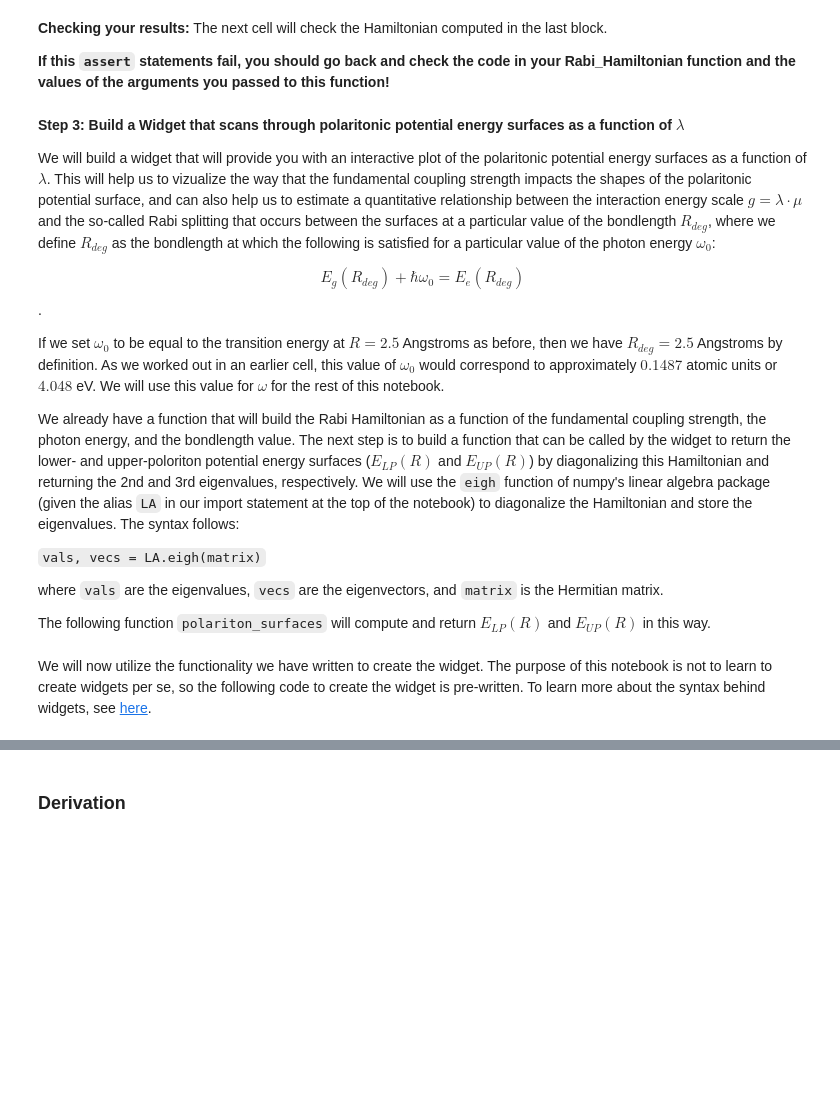
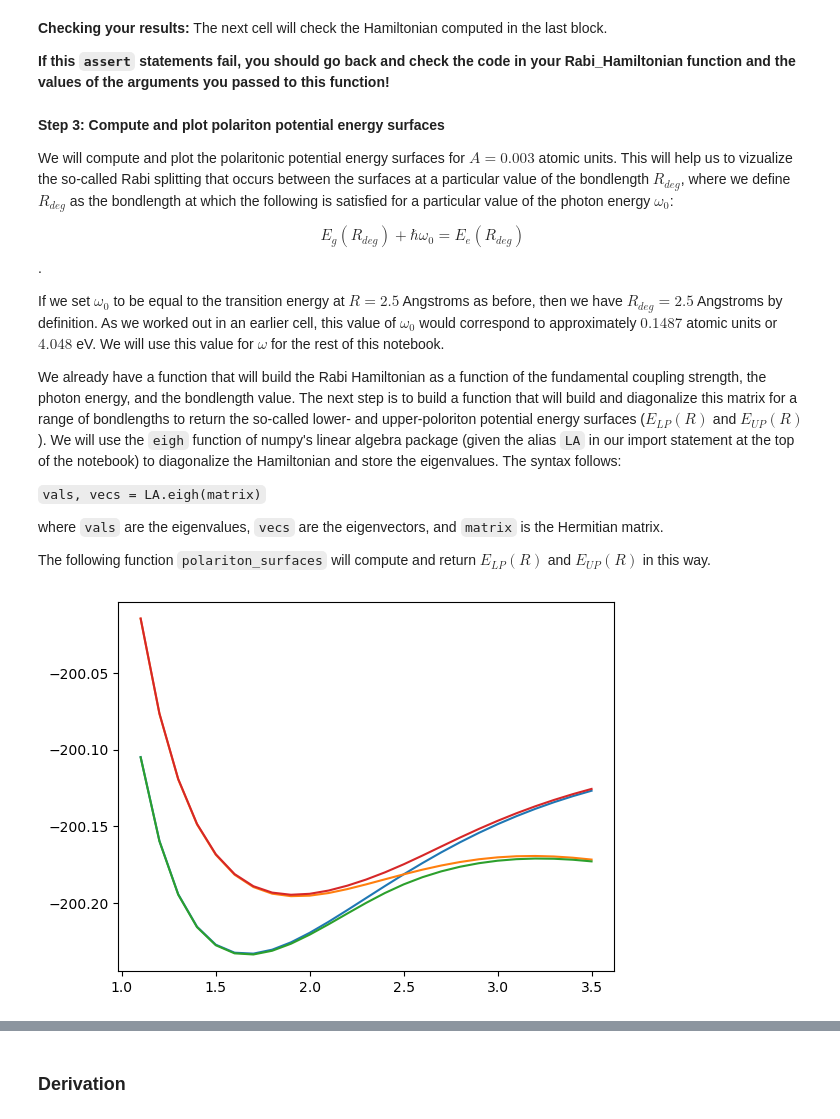
Before and after one commit to lanetolley/psi4education, a Jupyter notebook: labs/Polaritonic_Quantum_Chemistry/MgH_polaritonic_for_solutions.ipynb, the cells around one changed output, grey strips where cells are left out. Saved outputs shown, nothing was run; the diff lists cells and outputs as text; code cells hidden in the pictures; blank space fills up the shorter version.

````diff
--- a/labs/Polaritonic_Quantum_Chemistry/MgH_polaritonic_for_solutions.ipynb
+++ b/labs/Polaritonic_Quantum_Chemistry/MgH_polaritonic_for_solutions.ipynb
@@ -494,13 +492,13 @@ def Rabi_Hamiltonian(lambda_value, omega_value, r_value, g_spline, e_spline, tdm
 
 ```
 # %%
-def Rabi_Hamiltonian(lambda_value, omega_value, r_value, g_spline, e_spline, tdm_spline):
+def Rabi_Hamiltonian(A_value, omega_value, r_value, g_spline, e_spline, tdm_spline):
     """Function to compute the Rabi Hamiltonian
 
     Arguments
     ----------
-    lambda_value : float
-        fundamental coupling strength
+    A_value : float
+        electric field strength
 
     omega_value : float
         photon energy
@@ -511,7 +509,7 @@ def Rabi_Hamiltonian(lambda_value, omega_value, r_value, g_spline, e_spline, tdm
     g_spline : scipy spline object
         spline that is fit to the ground-state potential energy surface
 
-    e_splien : scipy spline object
+    e_spline : scipy spline object
         spline that is fit to the excited-state potential energy surface
 
     tdm_spline : scipy spline object
@@ -532,8 +530,8 @@ def Rabi_Hamiltonian(lambda_value, omega_value, r_value, g_spline, e_spline, tdm
     H[2,2] = e_spline(r_value)
 
     # off-diagonal entries
-    H[1,2] = lambda_value * tdm_spline(r_value)
-    H[2,1] = lambda_value * tdm_spline(r_value)
+    H[1,2] = A_value * tdm_spline(r_value)
+    H[2,1] = A_value * tdm_spline(r_value)
 
     # return the matrix
     return H
@@ -544,9 +542,9 @@ matrix to a variable named `H_Rabi`.
 
 *Hint:* Your $\omega$ value should be in atomic units.
 # %%
-lambda_value = 0.003
+A_value = 0.003
 
-H_Rabi = Rabi_Hamiltonian(lambda_value, transition_energy_au, R_val, Eg_spline, Ee_spline, mu_spline)
+H_Rabi = Rabi_Hamiltonian(A_value, transition_energy_au, R_val, Eg_spline, Ee_spline, mu_spline)
 # %% [markdown]
 **Checking your results:** The next cell will check the Hamiltonian computed in the last block.
 
@@ -560,9 +554,7 @@ assert np.allclose(H_Rabi, expected_H_Rabi)
 # %% [markdown]
-**Step 3: Build a Widget that scans through polaritonic potential energy surfaces as a function of $\lambda$**
+**Step 3: Compute and plot polariton potential energy surfaces**
 
-We will build a widget that will provide you with an interactive plot of the polaritonic potential energy surfaces as a function of $\lambda$.  This will help us to vizualize the way that the fundamental coupling strength impacts the
-shapes of the polaritonic potential surface, and can also help us to estimate a quantitative relationship
-between the interaction energy scale $g = \lambda \cdot \mu$ and the so-called Rabi splitting that occurs between
+We will compute and plot the polaritonic potential energy surfaces for $A = 0.003$ atomic units.  This will help us to vizualize the so-called Rabi splitting that occurs between
 the surfaces at a particular value of the bondlength $R_{deg}$, where we define $R_{deg}$ as the bondlength
 at which the following is satisfied for a particular value of the photon energy $\omega_0$:
 
@@ -572,7 +564,8 @@ If we set $\omega_0$ to be equal to the transition energy at $R = 2.5$ Angstroms
 $R_{deg} = 2.5$ Angstroms by definition. As we worked out in an earlier cell, this value of $\omega_0$ would
 correspond to approximately $0.1487$ atomic units or $4.048$ eV.  We will use this value for $\omega$ for the rest of this notebook.
 
-We already have a function that will build the Rabi Hamiltonian as a function of the fundamental coupling strength, the photon energy, and the bondlength value.  The next step is to build a function that can be called by the widget to return the lower- and upper-poloriton potential energy surfaces ($E_{LP}(R)$ and $E_{UP}(R)$) by diagonalizing this Hamiltonian and returning the 2nd and 3rd eigenvalues, respectively.  We will use the `eigh` function of numpy's linear algebra package (given the alias `LA` in our import statement at the top of the notebook) to diagonalize the Hamiltonian and store the eigenvalues.  The syntax follows:
+We already have a function that will build the Rabi Hamiltonian as a function of the fundamental coupling strength, the photon energy, and the bondlength value.  The next step is to build a function that will build and diagonalize
+this matrix for a range of bondlengths to return the so-called lower- and upper-poloriton potential energy surfaces ($E_{LP}(R)$ and $E_{UP}(R)$).  We will use the `eigh` function of numpy's linear algebra package (given the alias `LA` in our import statement at the top of the notebook) to diagonalize the Hamiltonian and store the eigenvalues.  The syntax follows:
 
 `vals, vecs = LA.eigh(matrix)`
 
@@ -580,13 +573,13 @@ where `vals` are the eigenvalues, `vecs` are the eigenvectors, and `matrix` is t
 
 The following function `polariton_surfaces` will compute and return $E_{LP}(R)$ and $E_{UP}(R)$ in this way.
 # %%
-def polariton_surfaces(lambda_value, omega_value, r_values, g_spline, e_spline, tdm_spline):
+def polariton_surfaces(A_value, omega_value, r_values, g_spline, e_spline, tdm_spline):
     """Function to compute the lower- and upper-polariton potential energy surfaces
 
     Arguments
     ----------
-    lambda_value : float
-        fundamental coupling strength
+    A_value : float
+        electric field strength
 
     omega_value : float
         photon energy
@@ -620,14 +613,14 @@ def polariton_surfaces(lambda_value, omega_value, r_values, g_spline, e_spline,
     for i in range(0, len(r_values)):
 
         # if there is no coupling, then we don't need to diagonalize anything
-        if lambda_value == 0:
+        if A_value == 0:
             lp_surface[i] = g_spline(r_values[i]) + omega_value
             up_surface[i] = e_spline(r_values[i])
 
         # otherwise build Hamiltonian and diagonalize
         else:
             # Build the Rabi Hamiltonian
-            H = Rabi_Hamiltonian(lambda_value, omega_value, r_values[i], g_spline, e_spline, tdm_spline)
+            H = Rabi_Hamiltonian(A_value, omega_value, r_values[i], g_spline, e_spline, tdm_spline)
 
             # diagonalize
             vals, vecs = LA.eigh(H)
@@ -638,9 +631,14 @@ def polariton_surfaces(lambda_value, omega_value, r_values, g_spline, e_spline,
 
     # return the surfaces
     return lp_surface, up_surface
+# %%
+# run this cell to compute the polariton PES
+lp_surface, up_surface = polariton_surfaces(A_value, transition_energy_au, rs, Eg_spline, Ee_spline, mu_spline)
 # %%
+plt.plot(rs, Eg_spline(rs)+transition_energy_au)
+plt.plot(rs, Ee_spline(rs))
 plt.plot(rs, lp_surface)
 plt.plot(rs, up_surface)
 plt.show()
+# %% [output]
+[figure, added]
-# %% [markdown]
-We will now utilize the functionality we have written to create the widget.  The purpose of this notebook is not to learn to create widgets per se, so the following code to create the widget is pre-written.  To learn more about the syntax behind widgets, see [here](https://ipywidgets.readthedocs.io/en/latest/examples/Widget%20Basics.html).
````
Also changed, not shown: parts of 15 cells of this notebook, 1 other file.
